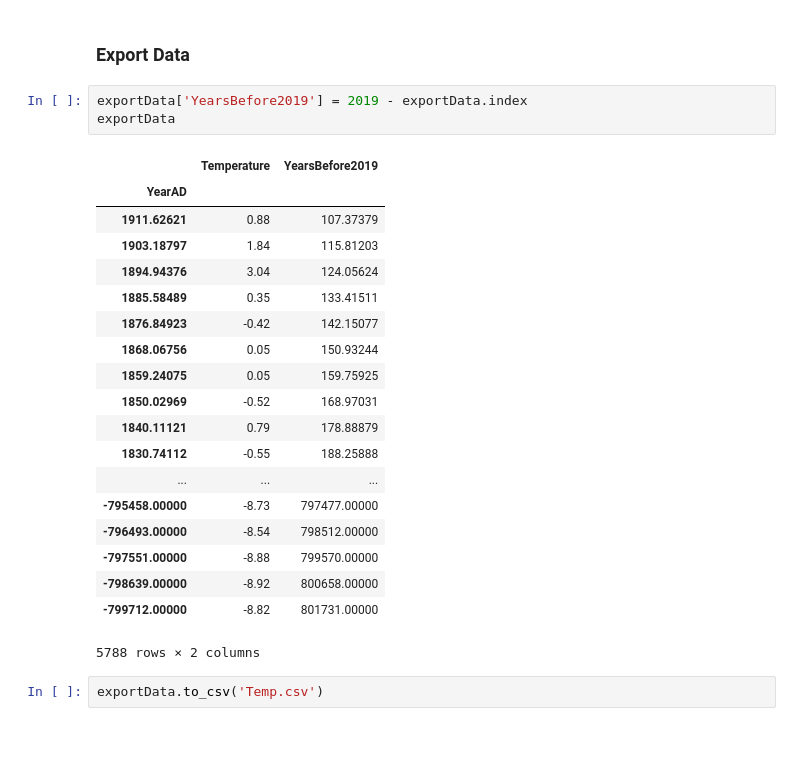
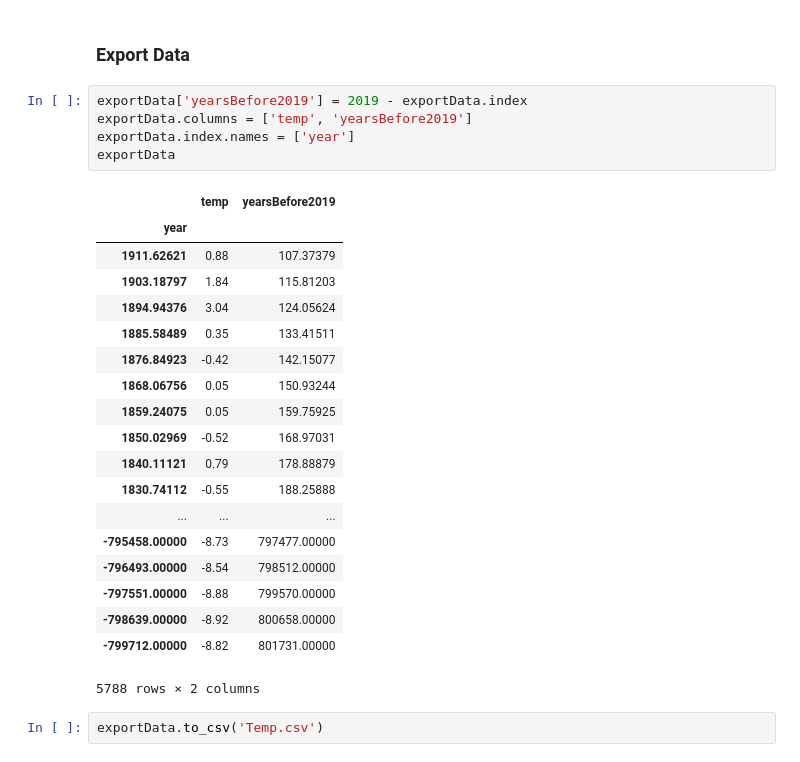
Before and after one commit to aatishb/CO2Data, a Jupyter notebook: Parse Temperature Data.ipynb, the cells around one changed output. Cells and saved outputs as stored; diff of their text form.

```diff
--- a/Parse Temperature Data.ipynb
+++ b/Parse Temperature Data.ipynb
@@ -45,11 +45,13 @@ plt.show()
 # %% [markdown]
 ### Export Data
 # %%
-exportData['YearsBefore2019'] = 2019 - exportData.index
+exportData['yearsBefore2019'] = 2019 - exportData.index
+exportData.columns = ['temp', 'yearsBefore2019']
+exportData.index.names = ['year']
 exportData
 # %% [output]
-|  | Temperature | YearsBefore2019 |
-| YearAD |  |  |
+|  | temp | yearsBefore2019 |
+| year |  |  |
 | 1911.62621 | 0.88 | 107.37379 |
 | 1903.18797 | 1.84 | 115.81203 |
 | 1894.94376 | 3.04 | 124.05624 |
```
Also changed, not shown: 2 other files.
